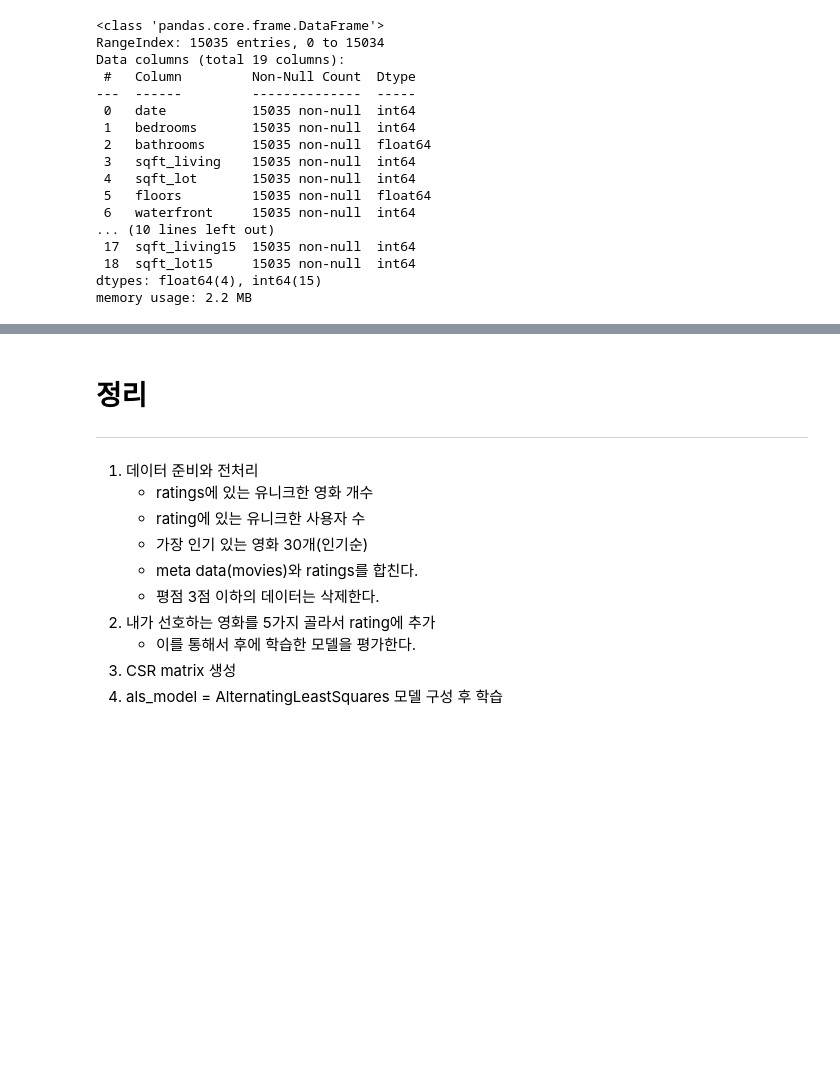
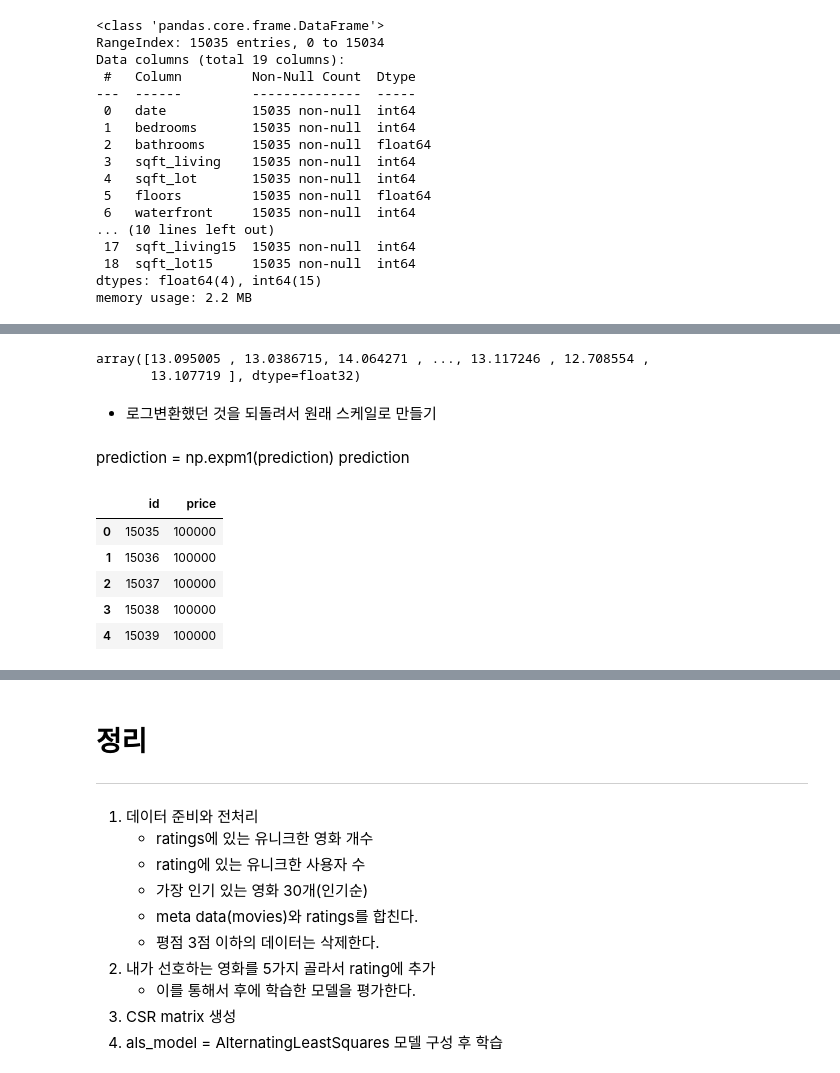
Before and after one commit to miinkang/AI_Project_AIFFEL, a Jupyter notebook: [E-09]my_1st_kaggle_competition.ipynb, the cells around one changed output, grey strips where cells are left out. Saved outputs shown, nothing was run; the diff lists cells and outputs as text; code cells hidden in the pictures; blank space fills up the shorter version.

```diff
--- a/[E-09]my_1st_kaggle_competition.ipynb
+++ b/[E-09]my_1st_kaggle_competition.ipynb
@@ -181,0 +416,28 @@ memory usage: 2.2 MB
+# %%
+# model = LGBMRegressor(max_depth=10, n_estimators=100, random_state=random_state)
+model = XGBRegressor(max_depth=10, n_estimators=100, random_state=random_state)
+
+model.fit(train, y)
+prediction = model.predict(test)
+prediction
+# %% [output]
+array([13.095005 , 13.0386715, 14.064271 , ..., 13.117246 , 12.708554 ,
+       13.107719 ], dtype=float32)
+# %% [markdown]
+- 로그변환했던 것을 되돌려서 원래 스케일로 만들기
+# %% [markdown]
+prediction = np.expm1(prediction)
+prediction
+# %%
+data_dir = os.getenv('HOME')+'/Projects/Project_Aiffel/data'
+
+submission_path = join(data_dir, 'sample_submission.csv')
+submission = pd.read_csv(submission_path)
+submission.head()
+# %% [output]
+|  | id | price |
+| 0 | 15035 | 100000 |
+| 1 | 15036 | 100000 |
+| 2 | 15037 | 100000 |
+| 3 | 15038 | 100000 |
+| 4 | 15039 | 100000 |
```
Also changed, not shown: parts of 34 cells of this notebook.
